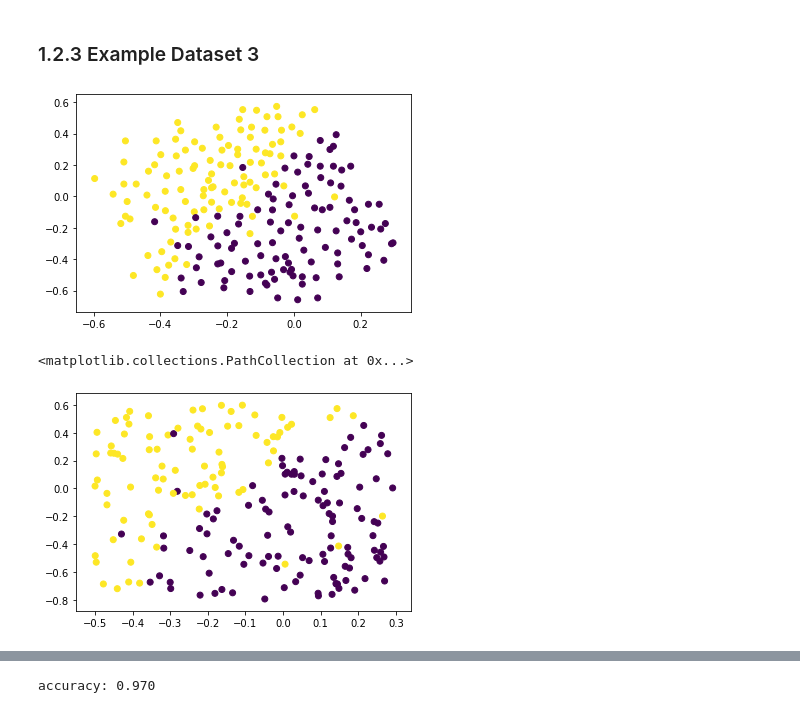
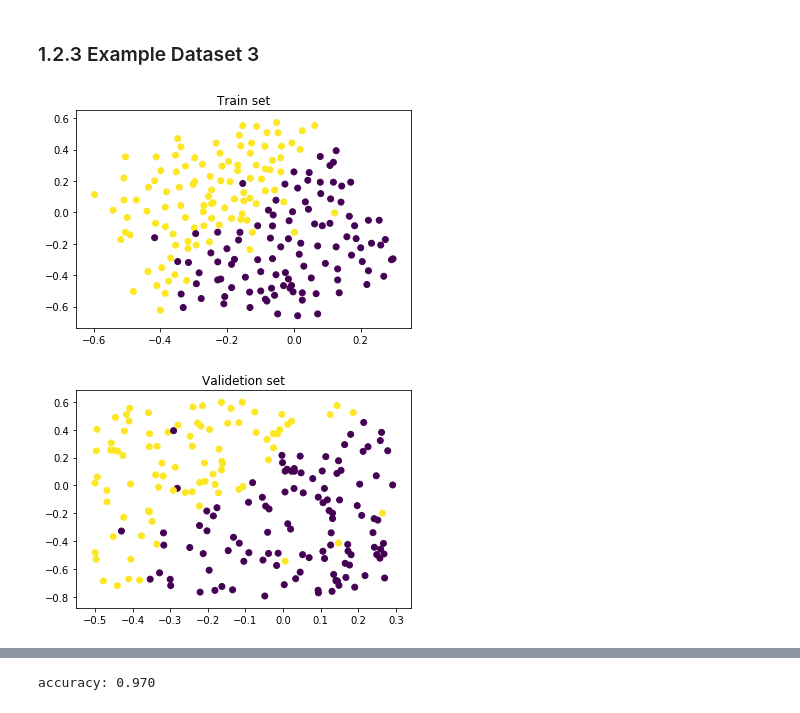
Before and after one commit to OfirKedem/Coursera-Machine-learning-python, a Jupyter notebook: ex6/code/Support Vector Machines.ipynb, the cells around one changed output, grey strips where cells are left out. Saved outputs shown, nothing was run; the diff lists cells and outputs as text; code cells hidden in the pictures.

```diff
--- a/ex6/code/Support Vector Machines.ipynb
+++ b/ex6/code/Support Vector Machines.ipynb
@@ -86,17 +54,19 @@ plt.show()
 # %%
 data = loadmat('../data/ex6data3')
 X = data['X']
 y = np.squeeze(data['y'])*1.0
 Xval = data['Xval']
 yval = np.squeeze(data['yval'])*1.0
 
 plt.scatter(X[:,0], X[:,1], c=y)
+plt.title('Train set')
 plt.show()
 plt.scatter(Xval[:,0], Xval[:,1], c=yval)
+plt.title('Validetion set')
+plt.show()
 # %% [output]
-[figure, old version]
+[figure, new version]
-<matplotlib.collections.PathCollection at 0x...>
-[figure, old version]
+[figure, new version]
 # %%
 C_vec = np.geomspace(0.001, 100, 50)
 gamma_vec = np.geomspace(0.001, 100, 50)
```
Also changed, not shown: parts of 8 cells of this notebook, 2 other files.
